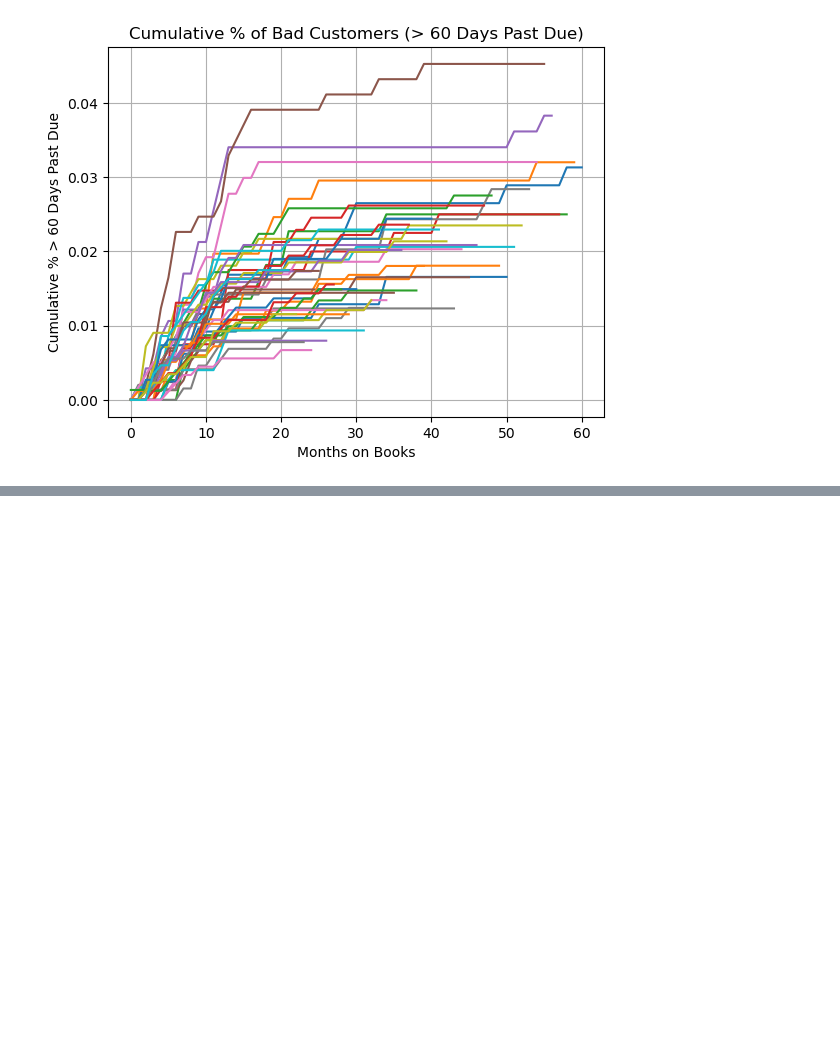
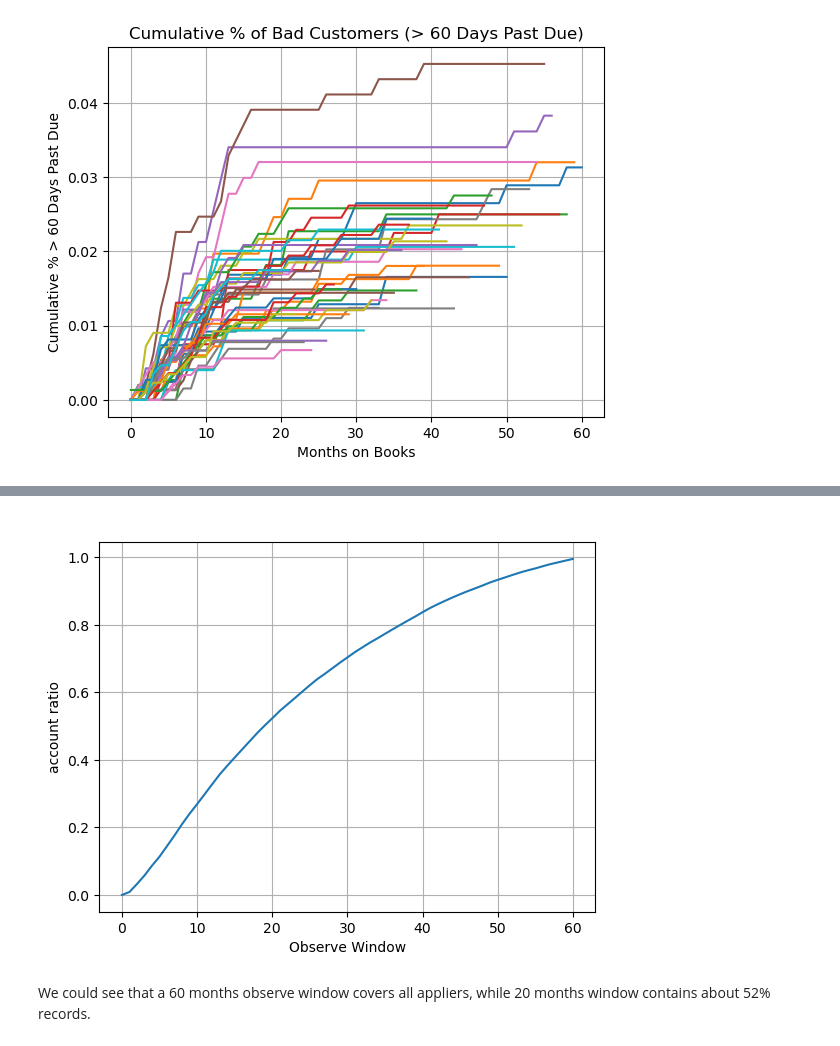
Before and after one commit to Gourav-2003/credit_risk_project, a Jupyter notebook: notebooks/credit_card_project.ipynb, the cells around one changed output, grey strips where cells are left out. Cells and saved outputs as stored; diff of their text form; code cells hidden in the pictures; blank space fills up the shorter version.

```diff
--- a/notebooks/credit_card_project.ipynb
+++ b/notebooks/credit_card_project.ipynb
@@ -203,0 +209,14 @@ plt.show()
+# %%
+lst = []
+for i in range(0,61):
+    ratio = len(pivot_tb[pivot_tb['window'] < i]) / len(set(pivot_tb['ID']))
+    lst.append(ratio)
+
+pd.Series(lst).plot(legend = False, grid = True, title = ' ')
+plt.xlabel('Observe Window')
+plt.ylabel('account ratio')
+plt.show()
+# %% [output]
+[figure, added]
+# %% [markdown]
+We could see that a 60 months observe window covers all appliers, while 20 months window contains about 52% records.
```
Also changed, not shown: parts of 4 cells of this notebook.
